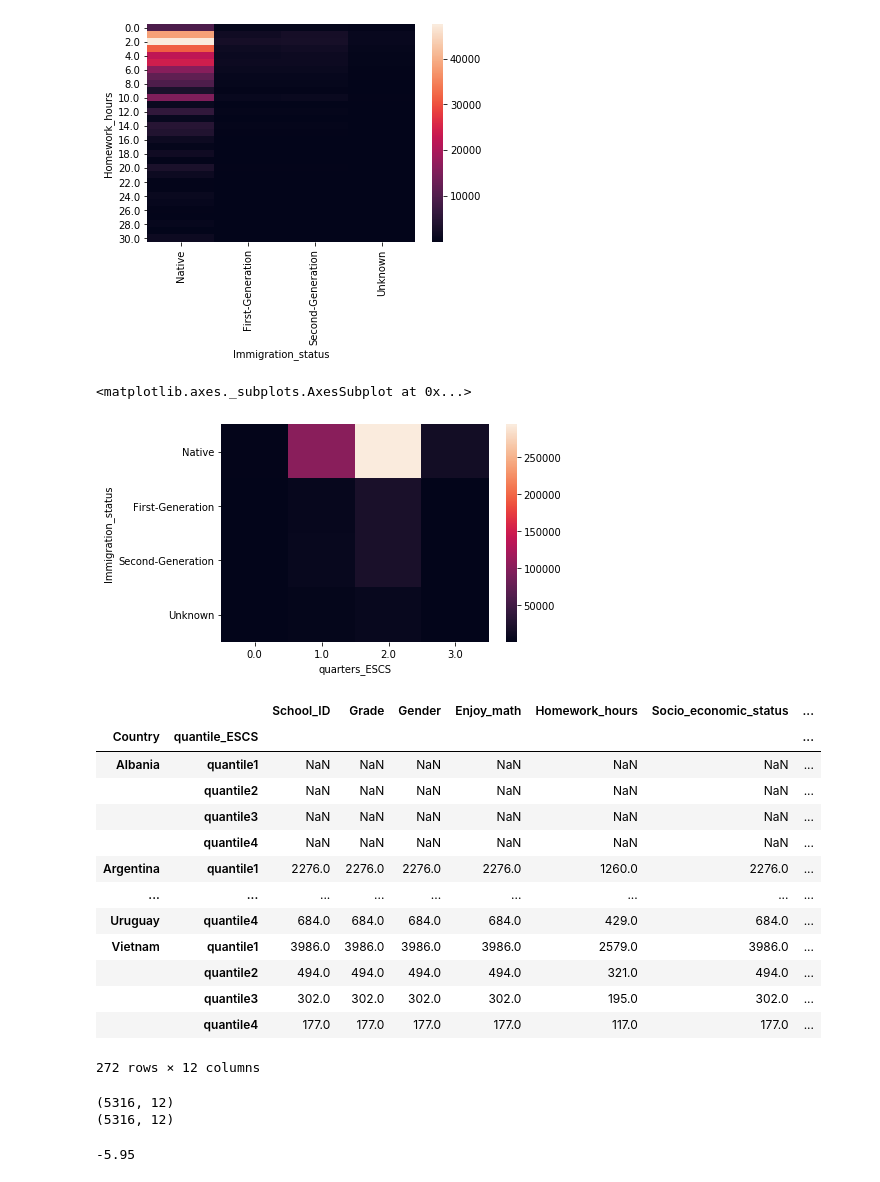
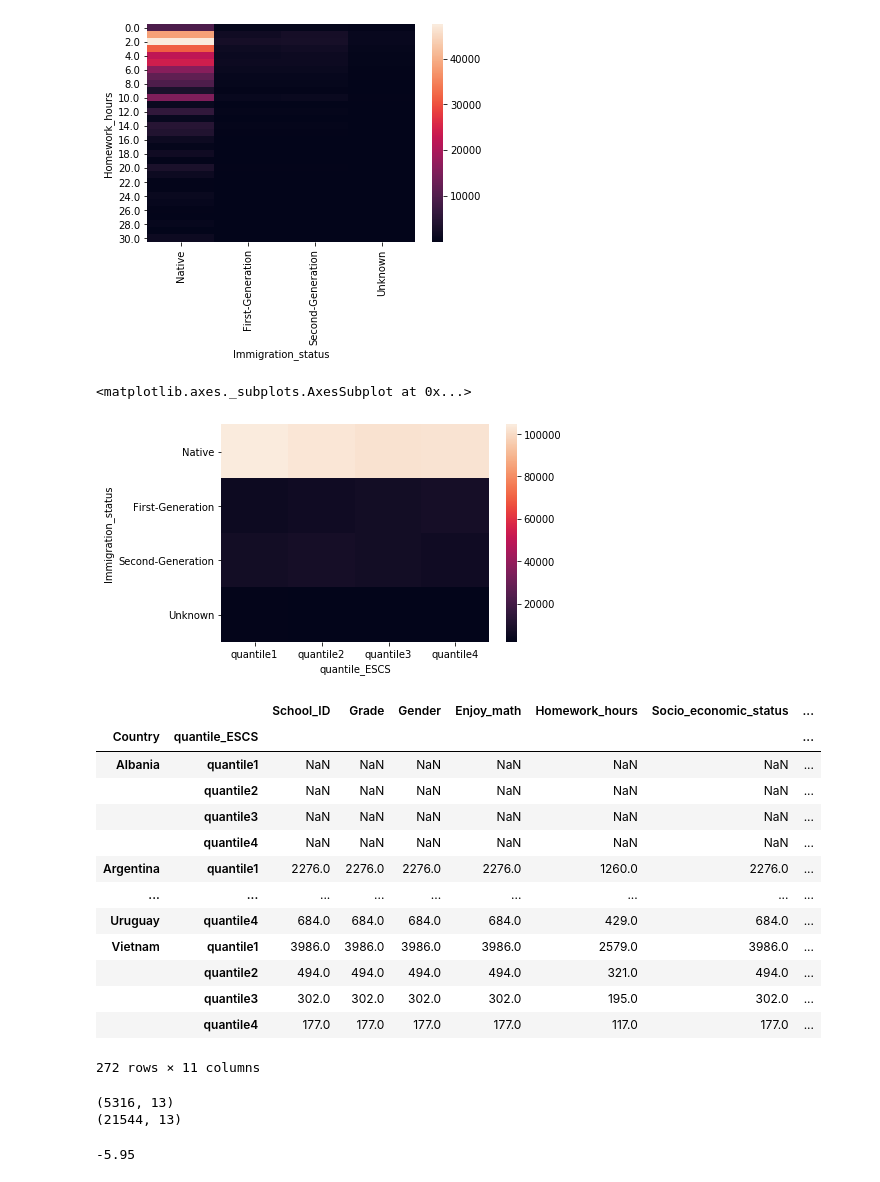
Before and after one commit to Anyra20/CommunicateDataProject, a Jupyter notebook: exploration_template.ipynb, the cells around one changed output. Drawn from its saved outputs; the diff is of its cells as text; code cells hidden in the pictures.

```diff
--- a/exploration_template.ipynb
+++ b/exploration_template.ipynb
@@ -22,7 +22,7 @@ First choice for filter column is county
 # %%
 # load in the dataset into a pandas dataframe, print statistics
 pisa = pd.read_csv(r'C:\Users\Marin\UGitCourse\csv\pisa2012.csv', encoding = "latin-1",# index_col=0,
-                    usecols=['CNT','PV1MATH','PV1READ', 'PV1SCIE','ST04Q01','ST01Q01','SCHOOLID','IMMIG','LANGN', 'ESCS','ST29Q04','ST57Q01'])
+                    usecols=['CNT','PV1MATH','PV1READ', 'PV1SCIE','ST04Q01','ST01Q01','SCHOOLID','IMMIG','LANGN', 'ESCS','ST29Q04','ST57Q01','INTMAT', 'OUTHOURS','LMINS', 'MMINS','SMINS'])
 #There are 635 columns in the dataset. I'll have to choose just some of them for the analysis
 # %%
 #rename some columns
@@ -37,7 +37,12 @@ pisa = pisa.rename(columns={'CNT': 'Country',
                             'LANGN': 'Language_at_home',
                             'ESCS' : 'Socio_economic_status',
                             'ST29Q04': 'Enjoy_math',
-                            'ST57Q01':'Homework_hours'})
+                            'ST57Q01':'Homework_hours',
+                            'INTMAT':'Math_interest',
+                           'OUTHOURS':'Out_of_school_study_hours',
+                           'LMINS':'In_school_study_min',
+                           'MMINS':'Math_in_school_min',
+                           'SMINS':'Science_in_school_min'})
 # %%
 #Temp
 pisa0 = pd.read_csv(r'C:\Users\Marin\UGitCourse\csv\pisa2012.csv', encoding = "ISO-8859-1", index_col=0,)
@@ -600,13 +593,13 @@ sb.heatmap(heat_counts)
 <matplotlib.axes._subplots.AxesSubplot at 0x...>
 [figure]
 # %%
-heat_counts = pisa.groupby(['Immigration_status', 'quarters_ESCS']).size()
+heat_counts = pisa.groupby(['Immigration_status', 'quantile_ESCS']).size()
 heat_counts = heat_counts.reset_index(name='count')
-heat_counts = heat_counts.pivot(index = 'Immigration_status', columns = 'quarters_ESCS', values = 'count')
+heat_counts = heat_counts.pivot(index = 'Immigration_status', columns = 'quantile_ESCS', values = 'count')
 sb.heatmap(heat_counts)
 # %% [output]
 <matplotlib.axes._subplots.AxesSubplot at 0x...>
-[figure, old version]
+[figure, new version]
 # %%
 #xbin_edges = np.arange(-6, pisa['Socio_economic_status'].max()+0.5, 2.5)
 #ybin_edges = np.arange(7,    df['num_var2'].max()+0.5, 0.5)
@@ -629,7 +622,7 @@ pisa.groupby(['Country','quantile_ESCS']).count()
 |  | quantile2 | 494.0 | 494.0 | 494.0 | 494.0 | 321.0 | 494.0 | ... |
 |  | quantile3 | 302.0 | 302.0 | 302.0 | 302.0 | 195.0 | 302.0 | ... |
 |  | quantile4 | 177.0 | 177.0 | 177.0 | 177.0 | 117.0 | 177.0 | ... |
-272 rows × 12 columns
+272 rows × 11 columns
 # %%
 #Let's filter USA tates
 pisa_usa = pisa[((pisa.Country == 'Florida (USA)') | (pisa.Country == 'Connecticut (USA)') | (pisa.Country == 'Massachusetts (USA)'))]
@@ -639,8 +632,8 @@ pisa_canada = pisa[pisa.Country == 'Canada']
 #pisa[pisa.CNT == 'United States of America']
 print(pisa_canada.shape)
 # %% [output]
-(5316, 12)
-(5316, 12)
+(5316, 13)
+(21544, 13)
 # %%
 pisa.Socio_economic_status.min()
 # %% [output]
```
Also changed, not shown: parts of 11 cells of this notebook.
